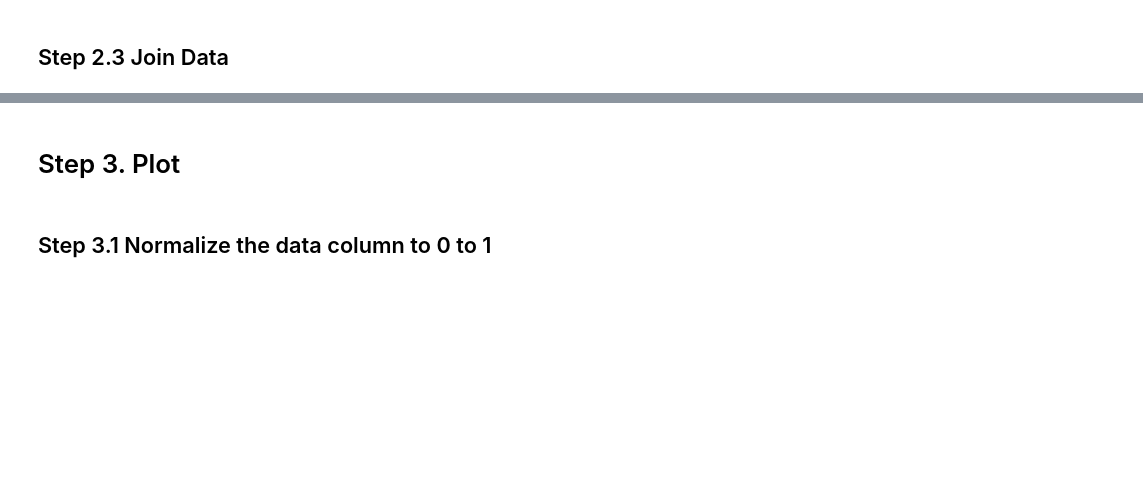
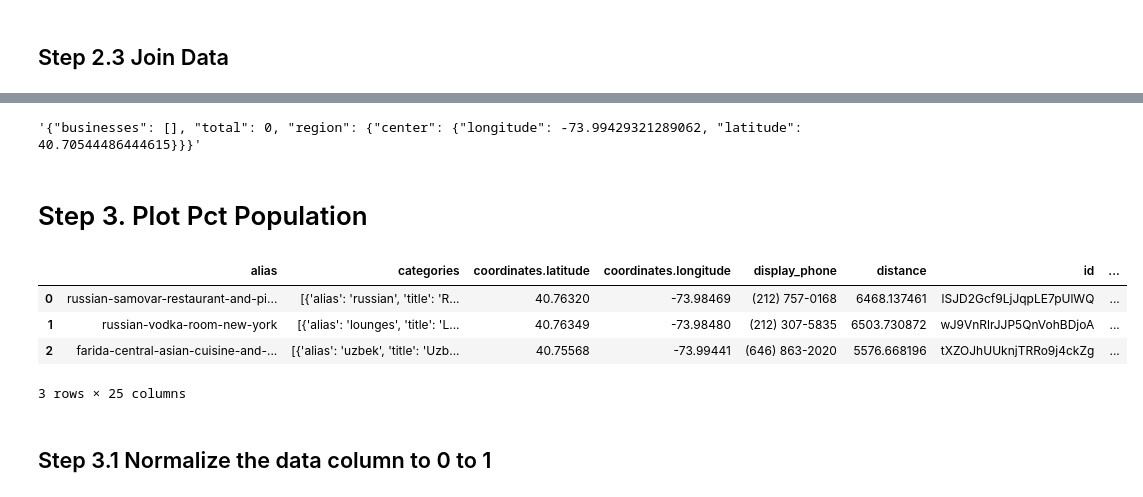
Before and after one commit to alex0easy/python-final, a Jupyter notebook: Final.ipynb, the cells around one changed output, grey strips where cells are left out. Cells and saved outputs as stored; diff of their text form; code cells hidden in the pictures; blank space fills up the shorter version.

```diff
--- a/Final.ipynb
+++ b/Final.ipynb
@@ -55,0 +94,4 @@ neighborhood_data = neighborhood.merge(gdata_group, on='ntaname')
+# %%
+rom_req.text
+# %% [output]
+'{"businesses": [], "total": 0, "region": {"center": {"longitude": -73.99429321289062, "latitude": 40.70544486444615}}}'
@@ -56,5 +106,13 @@ neighborhood_data = neighborhood.merge(gdata_group, on='ntaname')
 # %% [markdown]
-# Step 3. Plot
+# Step 3. Plot Pct Population
+# %%
+russian_r.head(3)
+# %% [output]
+|  | alias | categories | coordinates.latitude | coordinates.longitude | display_phone | distance | id | ... |
+| 0 | russian-samovar-restaurant-and-pi... | [{'alias': 'russian', 'title': 'R... | 40.76320 | -73.98469 | (212) 757-0168 | 6468.137461 | lSJD2Gcf9LjJqpLE7pUlWQ | ... |
+| 1 | russian-vodka-room-new-york | [{'alias': 'lounges', 'title': 'L... | 40.76349 | -73.98480 | (212) 307-5835 | 6503.730872 | wJ9VnRlrJJP5QnVohBDjoA | ... |
+| 2 | farida-central-asian-cuisine-and-... | [{'alias': 'uzbek', 'title': 'Uzb... | 40.75568 | -73.99441 | (646) 863-2020 | 5576.668196 | tXZOJhUUknjTRRo9j4ckZg | ... |
+3 rows × 25 columns
 # %%
 import folium
 import osmnx as ox
```
Also changed, not shown: parts of 17 cells of this notebook, 4 other files.
